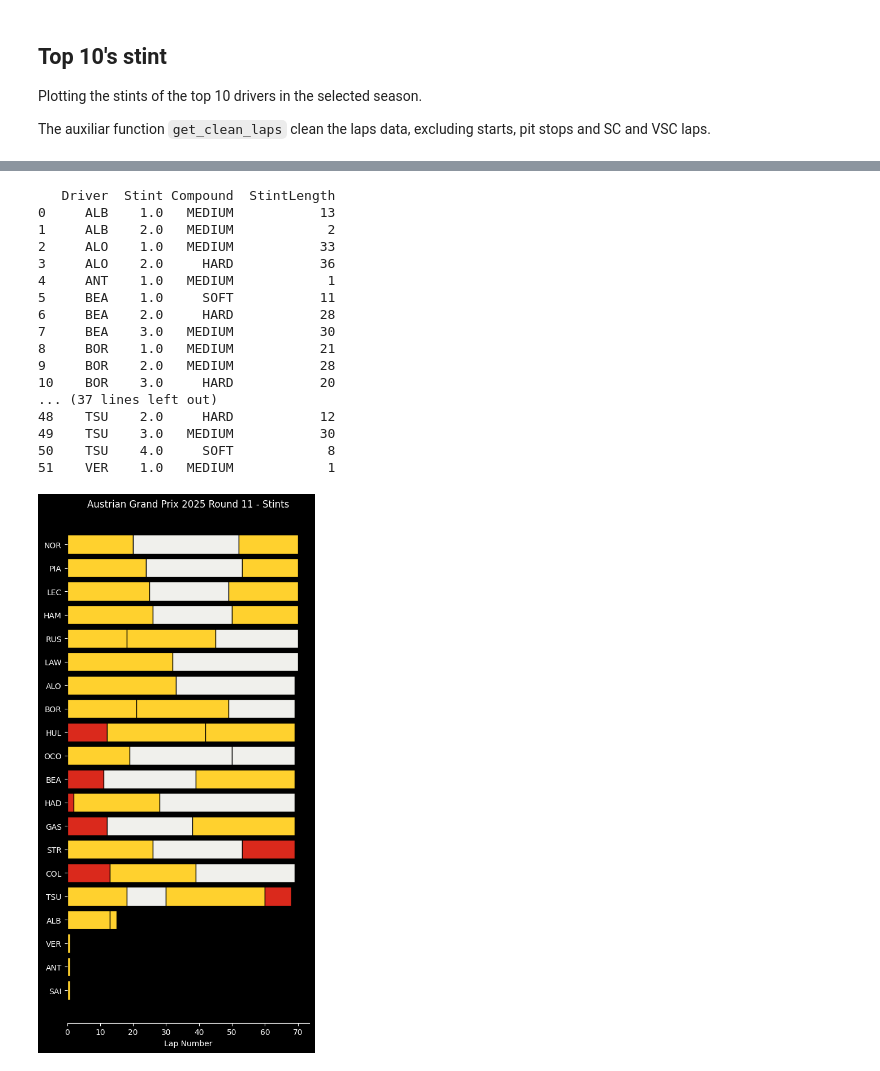
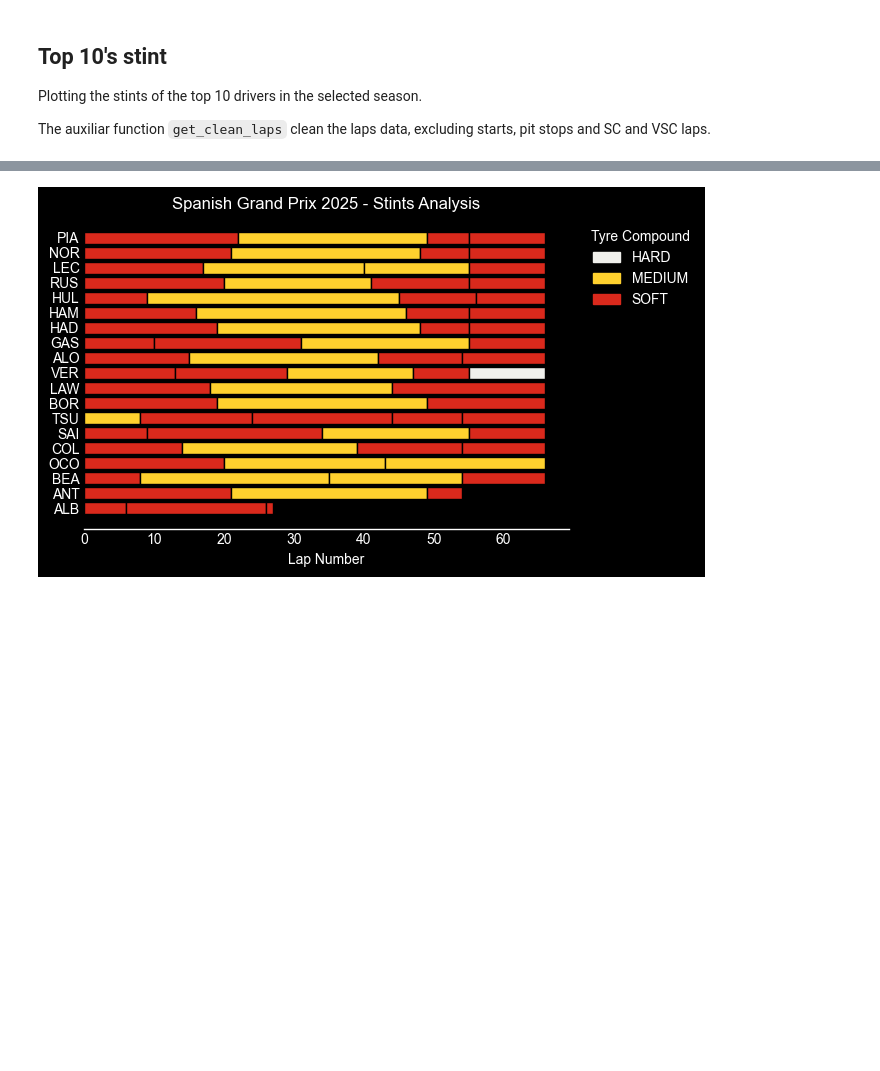
Before and after one commit to emipe09/strategyf1, a Jupyter notebook: index.ipynb, the cells around one changed output, grey strips where cells are left out. Cells and saved outputs as stored; diff of their text form; code cells hidden in the pictures; blank space fills up the shorter version.

```diff
--- a/index.ipynb
+++ b/index.ipynb
@@ -65,7 +87,7 @@ def get_clean_laps(session_laps: pd.DataFrame) -> pd.DataFrame:
 # Loading a single race
 # %%
 TARGET_YEAR = 2025
-TARGET_ROUND = 11
+TARGET_ROUND = 9
 
 print(f"Loading session data for {TARGET_YEAR} Round {TARGET_ROUND}...")
 try:
@@ -87,6 +109,7 @@ try:
 
     print(f"Session data loaded for: {race_name} {TARGET_YEAR} Round {TARGET_ROUND}")
     print(f"Total laps: {len(laps_df)}, Total results: {len(results_df)}")
+
 except Exception as e:
     print(f"Error loading FastF1 session: {e}")
     current_session = None
@@ -203,62 +250,66 @@ See the caveats in the documentation: https://pandas.pydata.org/pandas-docs/stab
 ... (9 outputs left out)
 # %%
+import matplotlib.patches as mpatches
 stints = laps_df[["Driver", "Stint", "Compound", "LapNumber"]]
 stints = stints.groupby(["Driver", "Stint", "Compound"])
 stints = stints.count().reset_index()
+stints = stints.rename(columns={"LapNumber": "StintLength"})
 
-stints = stints.rename(columns={"LapNumber": "StintLength"})
-print(stints)
+# --- 1. Prepare Custom Legend Handles ---
+# Get all unique compounds used in the race
+unique_compounds = stints["Compound"].unique()
 
-fig, ax = plt.subplots(figsize=(5, 10))
+legend_handles = []
+for compound in sorted(unique_compounds):
+    # Get the color for each compound
+    compound_color = fastf1.plotting.get_compound_color(
+        compound, session=current_session
+    )
+    # Create a Patch object to represent this compound in the legend
+    patch = mpatches.Patch(color=compound_color, label=compound)
+    legend_handles.append(patch)
 
+
+# --- 2. Plotting (Your existing code) ---
+fig, ax = plt.subplots(figsize=(8, 4)) # Increased size slightly for the legend
 for driver in drivers:
     driver_stints = stints.loc[stints["Driver"] == driver]
 
     previous_stint_end = 0
     for idx, row in driver_stints.iterrows():
-        # each row contains the compound name and stint length
-        # we can use these information to draw horizontal bars
-        compound_color = fastf1.plotting.get_compound_color(row["Compound"],
-                                                            session=current_session)
+        compound_color = fastf1.plotting.get_compound_color(
+            row["Compound"], session=current_session
+        )
         plt.barh(
             y=driver,
             width=row["StintLength"],
             left=previous_stint_end,
             color=compound_color,
             edgecolor="black",
             fill=True
         )
-
         previous_stint_end += row["StintLength"]
 
-plt.title(f'{current_session.event["EventName"]} {TARGET_YEAR} Round {TARGET_ROUND} - Stints')
+# --- 3. Formatting and Displaying the Legend ---
+plt.title(f'{current_session.event["EventName"]} {TARGET_YEAR} - Stints Analysis')
 plt.xlabel("Lap Number")
 plt.grid(False)
-# invert the y-axis so drivers that finish higher are closer to the top
 ax.invert_yaxis()
 
+# Hide the frame spines for a cleaner look
 ax.spines['top'].set_visible(False)
 ax.spines['right'].set_visible(False)
 ax.spines['left'].set_visible(False)
 
-plt.tight_layout()
+# Add the custom legend to the plot
+plt.legend(
+    handles=legend_handles,
+    title='Tyre Compound',
+    bbox_to_anchor=(1.02, 1), # Position legend outside of the plot area
+    loc='upper left'
+)
+
+plt.tight_layout(rect=[0, 0, 0.85, 1]) # Adjust layout to make room for the legend
 plt.show()
 # %% [output]
-   Driver  Stint Compound  StintLength
-0     ALB    1.0   MEDIUM           13
-1     ALB    2.0   MEDIUM            2
-2     ALO    1.0   MEDIUM           33
-3     ALO    2.0     HARD           36
-4     ANT    1.0   MEDIUM            1
-5     BEA    1.0     SOFT           11
-6     BEA    2.0     HARD           28
-7     BEA    3.0   MEDIUM           30
-8     BOR    1.0   MEDIUM           21
-9     BOR    2.0   MEDIUM           28
-10    BOR    3.0     HARD           20
-... (37 lines left out)
-48    TSU    2.0     HARD           12
-49    TSU    3.0   MEDIUM           30
-50    TSU    4.0     SOFT            8
-51    VER    1.0   MEDIUM            1
-[figure, old version]
+[figure, new version]
```
Also changed, not shown: parts of 21 cells of this notebook, 1 other file.
